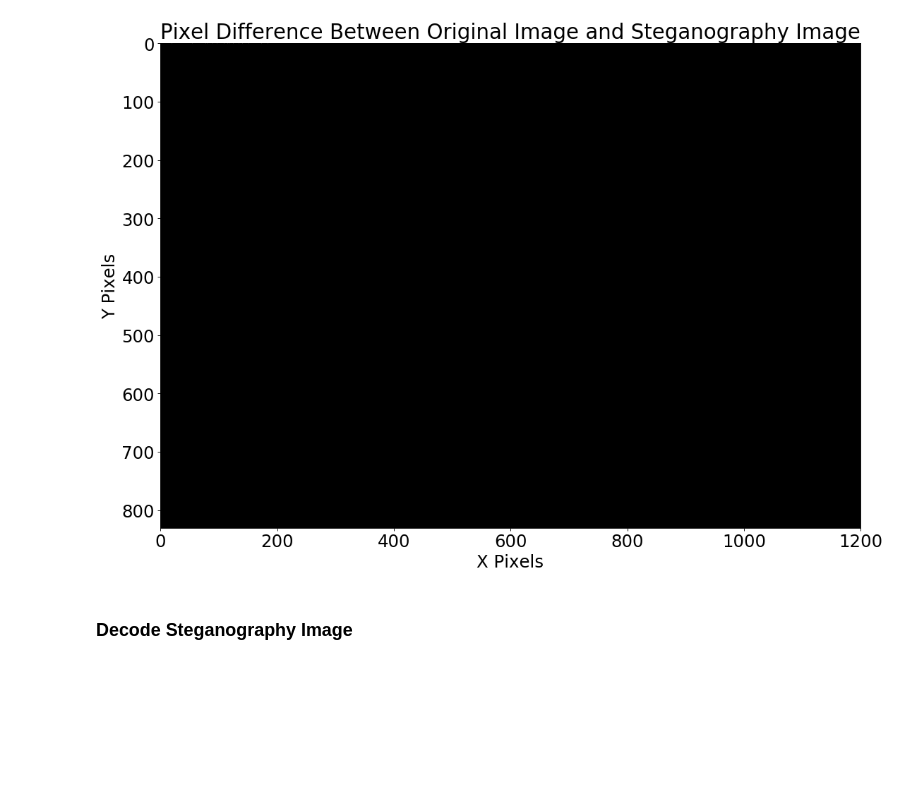
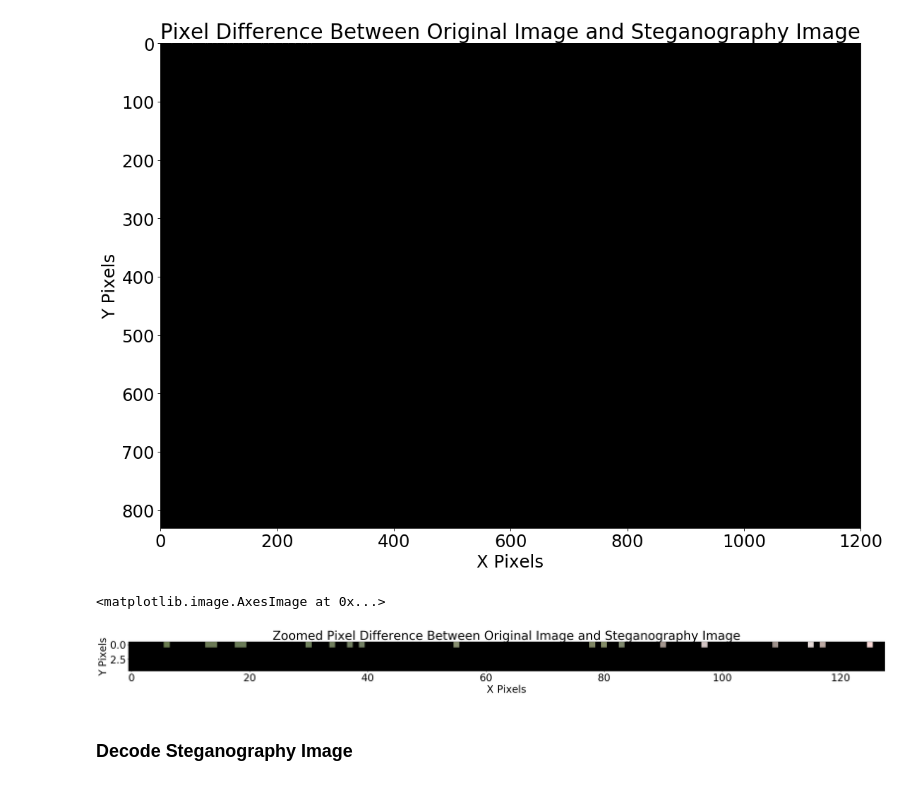
Before and after one commit to hackattendant/Camouflage-Text-in-Images-Python, a Jupyter notebook: Image-based-Steganography.ipynb, the cells around one changed output. Cells and saved outputs as stored; diff of their text form; code cells hidden in the pictures; blank space fills up the shorter version.

Commit message:
added zoomed in view of original and steganography image difference

```diff
--- a/Image-based-Steganography.ipynb
+++ b/Image-based-Steganography.ipynb
@@ -291,6 +291,18 @@ plt.imshow(diff_orig_steg_img.convert('1'))
 # %% [output]
 <matplotlib.image.AxesImage at 0x...>
 [figure]
+# %%
+cropped_diff_steg = diff_orig_steg_img.crop((0, 0, 128, 5))
+font = {'size'   : 30}
+matplotlib.rc('font', **font)
+f = plt.figure(num=None, figsize=(40, 30), dpi=80)
+plt.title('Zoomed Pixel Difference Between Original Image and Steganography Image')
+plt.ylabel('Y Pixels')
+plt.xlabel('X Pixels')
+plt.imshow(cropped_diff_steg)
+# %% [output]
+<matplotlib.image.AxesImage at 0x...>
+[figure, added]
 # %% [markdown]
 ### Decode Steganography Image
 # %%
```
Also changed, not shown: parts of 5 cells of this notebook, 7 other files.
